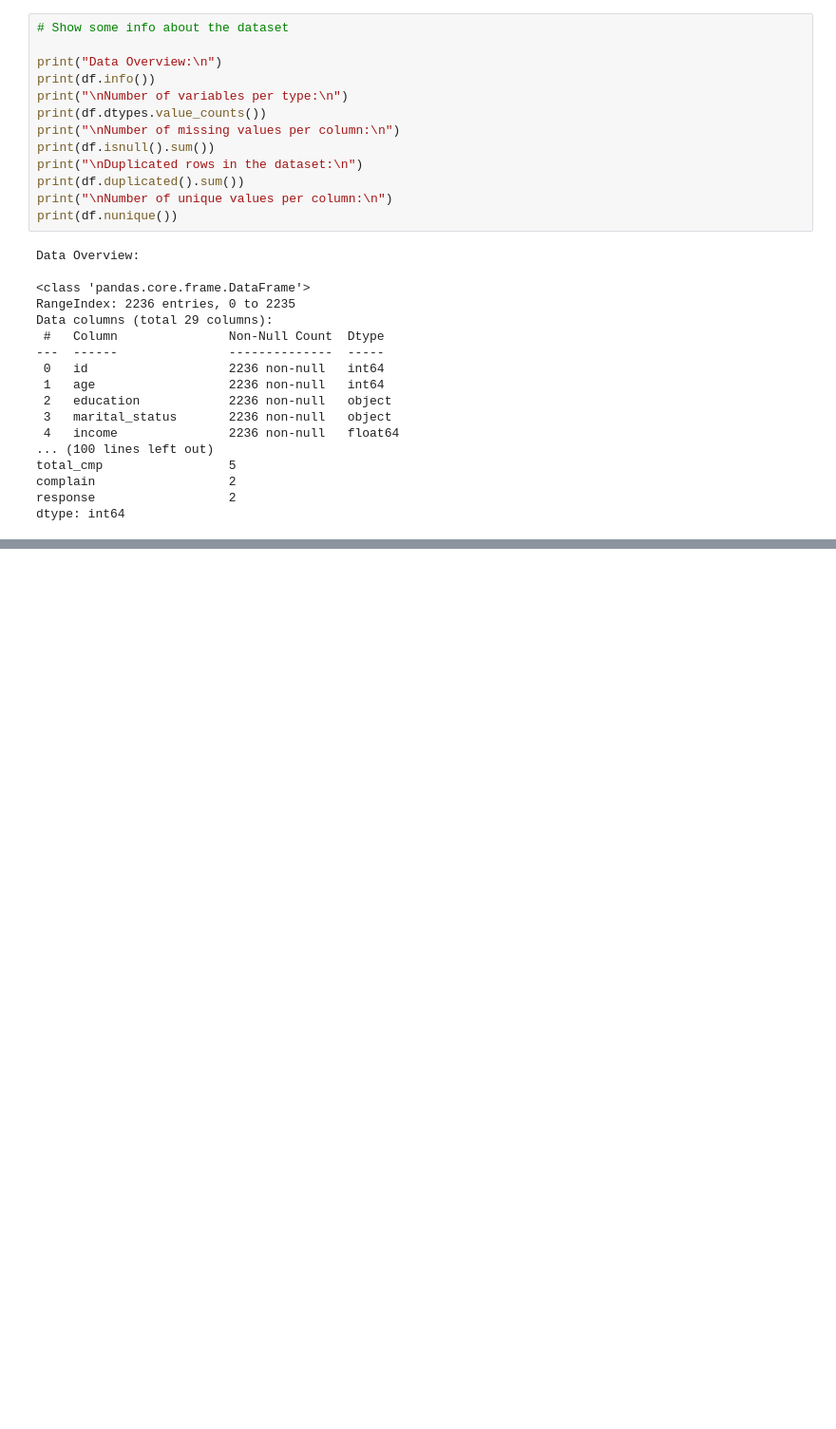
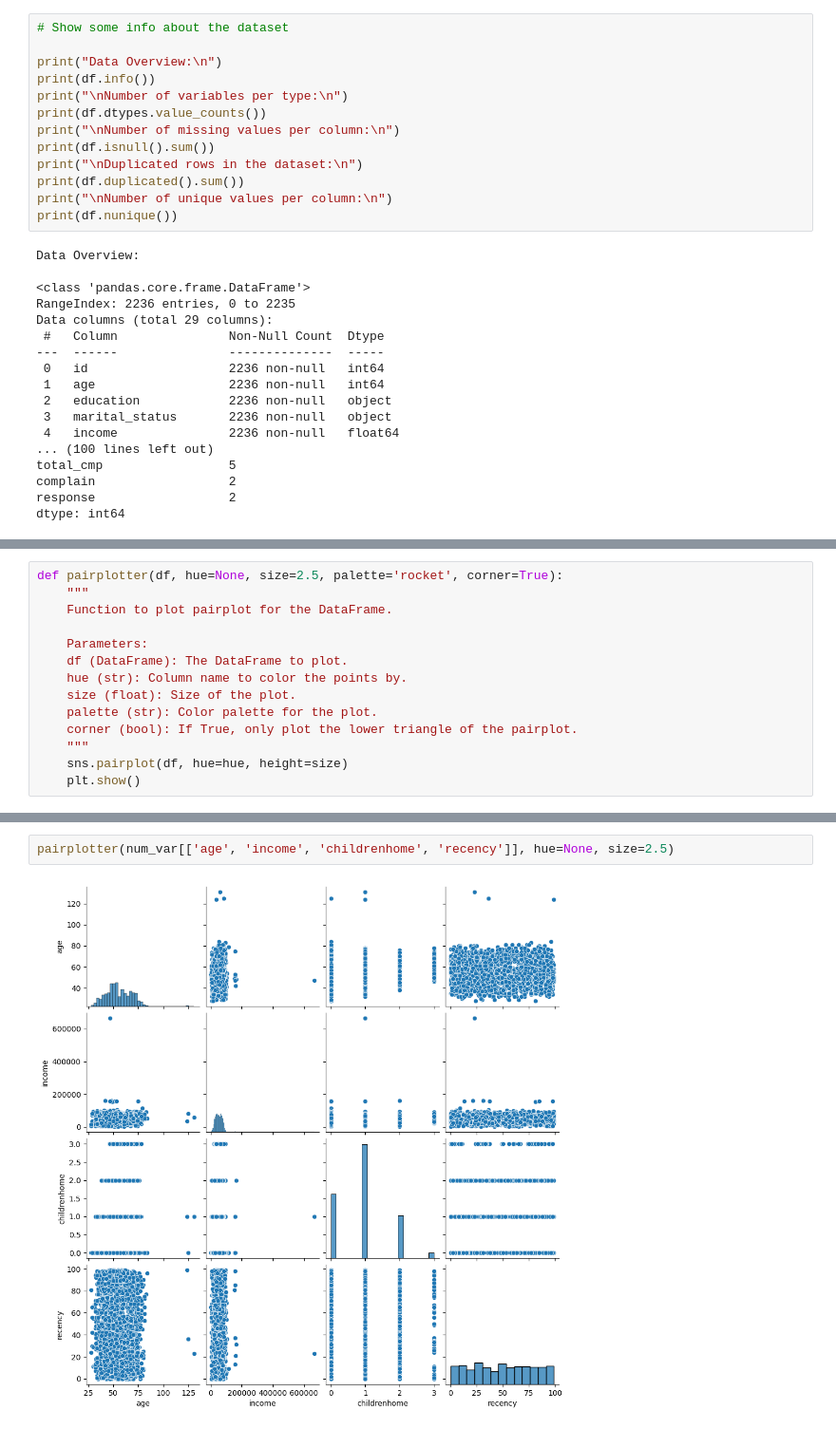
Before and after one commit to TonioDominguez/Marketing_Analysis_Clustering_Clients, a Jupyter notebook: preprocessing.ipynb, the cells around one changed output, grey strips where cells are left out. Shown: that part at 95% size. Saved outputs shown, nothing was run; the diff lists cells and outputs as text; blank space fills up the shorter version.

```diff
--- a/preprocessing.ipynb
+++ b/preprocessing.ipynb
@@ -97,0 +152,14 @@ freq          1126            864          12
+# %%
+def pairplotter(df, hue=None, size=2.5, palette='rocket', corner=True):
+    """
+    Function to plot pairplot for the DataFrame.
+
+    Parameters:
+    df (DataFrame): The DataFrame to plot.
+    hue (str): Column name to color the points by.
+    size (float): Size of the plot.
+    palette (str): Color palette for the plot.
+    corner (bool): If True, only plot the lower triangle of the pairplot.
+    """
+    sns.pairplot(df, hue=hue, height=size)
+    plt.show()
@@ -97,0 +191,4 @@ freq          1126            864          12
+# %%
+pairplotter(num_var[['age', 'income', 'childrenhome', 'recency']], hue=None, size=2.5)
+# %% [output]
+[figure, added]
```
Also changed, not shown: parts of 11 cells of this notebook.
